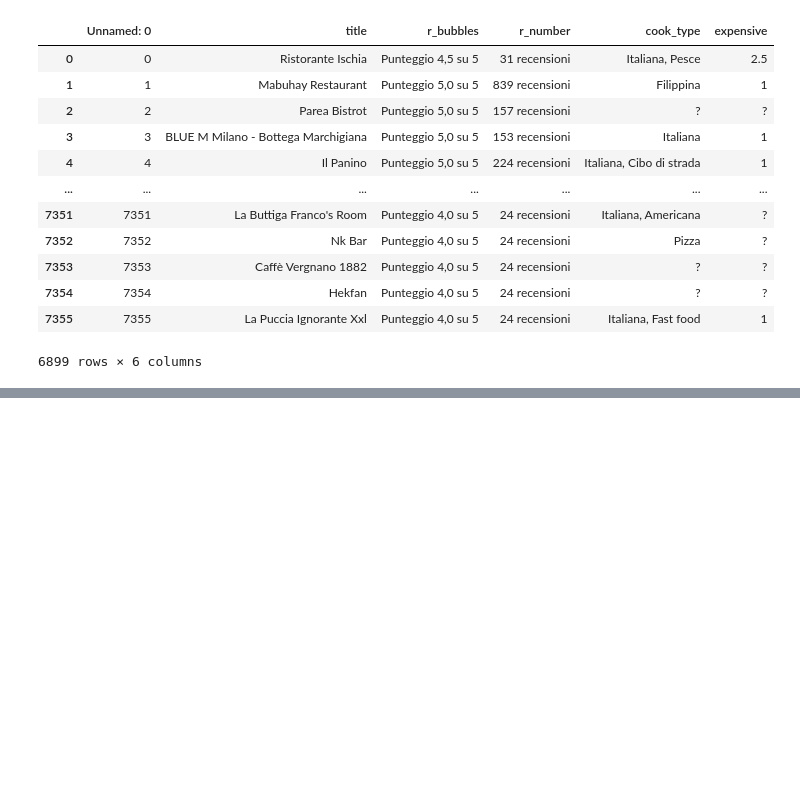
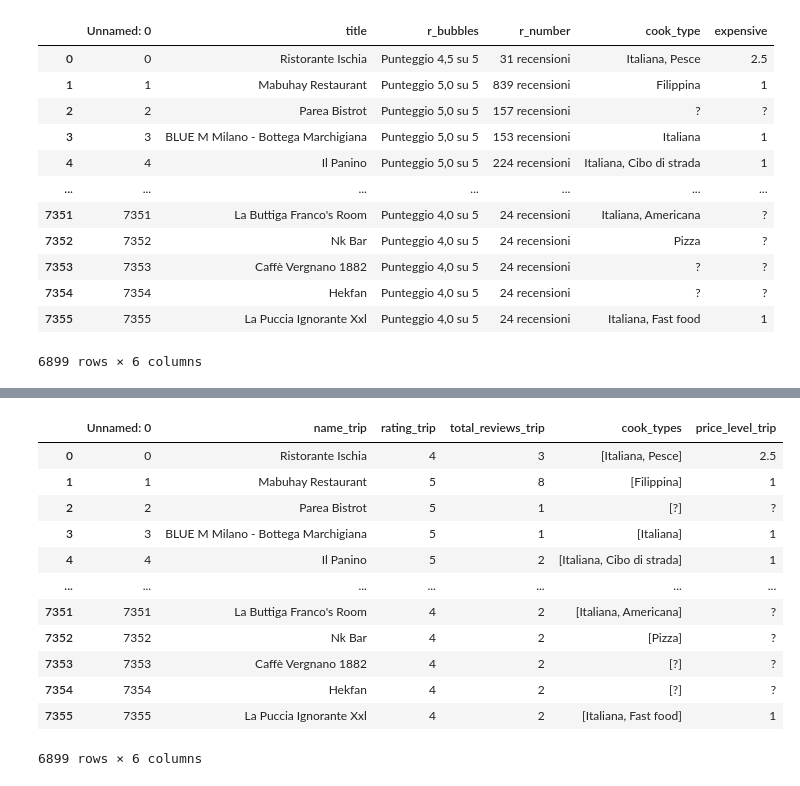
Before and after one commit to patrickk00/Exploring-Milan-s-restaurant-scene, a Jupyter notebook: notebook.ipynb, the cells around one changed output, grey strips where cells are left out. Drawn from its saved outputs; the diff is of its cells as text; code cells hidden in the pictures; blank space fills up the shorter version.

```diff
--- a/notebook.ipynb
+++ b/notebook.ipynb
@@ -273 +285,17 @@ prezzo               object
 dtype: object
+# %%
+df
+# %% [output]
+|  | Unnamed: 0 | name_trip | rating_trip | total_reviews_trip | cook_types | price_level_trip |
+| 0 | 0 | Ristorante Ischia | 4 | 3 | [Italiana, Pesce] | 2.5 |
+| 1 | 1 | Mabuhay Restaurant | 5 | 8 | [Filippina] | 1 |
+| 2 | 2 | Parea Bistrot | 5 | 1 | [?] | ? |
+| 3 | 3 | BLUE M Milano - Bottega Marchigiana | 5 | 1 | [Italiana] | 1 |
+| 4 | 4 | Il Panino | 5 | 2 | [Italiana, Cibo di strada] | 1 |
+| ... | ... | ... | ... | ... | ... | ... |
+| 7351 | 7351 | La Buttiga Franco's Room | 4 | 2 | [Italiana, Americana] | ? |
+| 7352 | 7352 | Nk Bar | 4 | 2 | [Pizza] | ? |
+| 7353 | 7353 | Caffè Vergnano 1882 | 4 | 2 | [?] | ? |
+| 7354 | 7354 | Hekfan | 4 | 2 | [?] | ? |
+| 7355 | 7355 | La Puccia Ignorante Xxl | 4 | 2 | [Italiana, Fast food] | 1 |
+6899 rows × 6 columns
```
Also changed, not shown: parts of 10 cells of this notebook.
